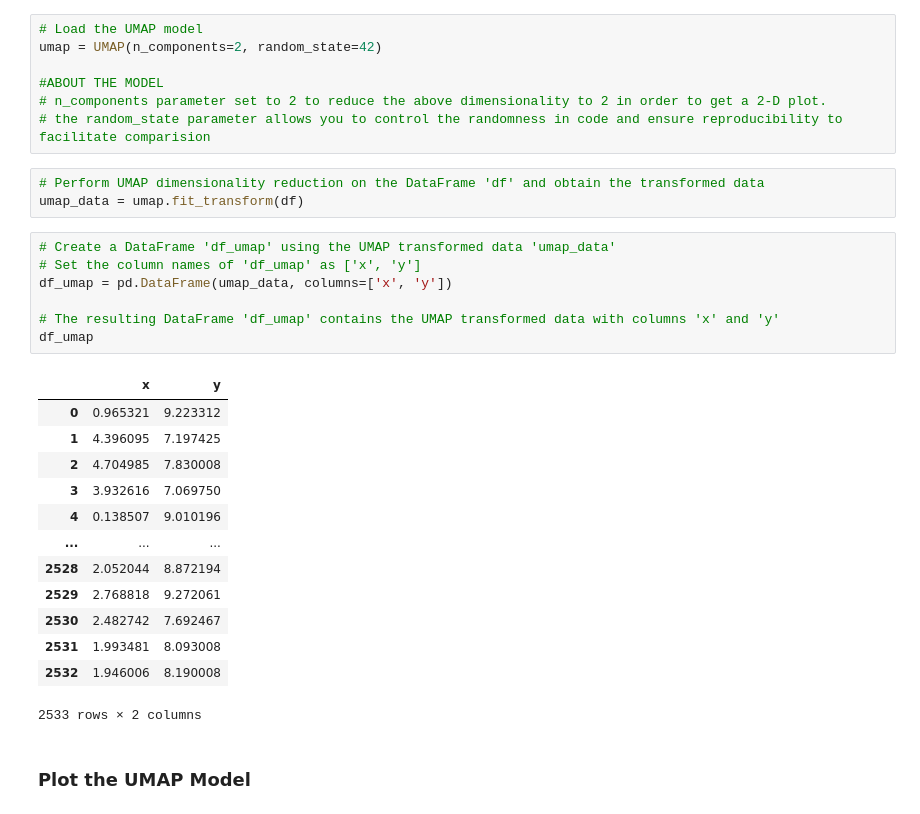
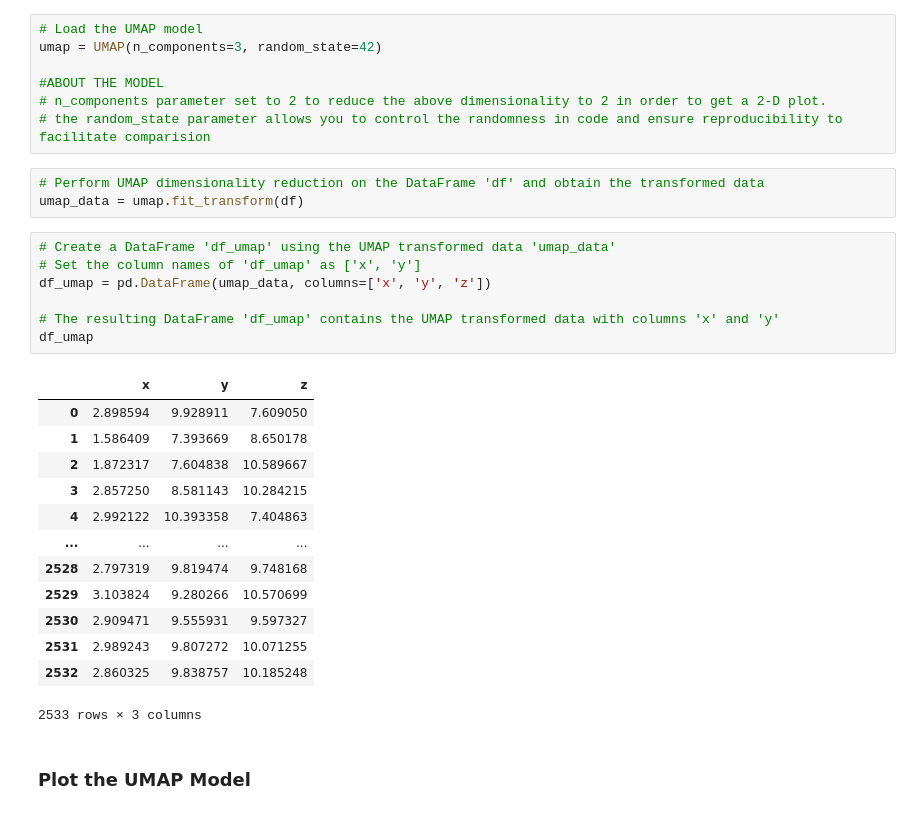
Before and after one commit to ohhlalit/CP, a Jupyter notebook: MS_NM_Meta/5.MS_NM_Clustering.ipynb, the cells around one changed output. Saved outputs shown, nothing was run; the diff lists cells and outputs as text.

```diff
--- a/MS_NM_Meta/5.MS_NM_Clustering.ipynb
+++ b/MS_NM_Meta/5.MS_NM_Clustering.ipynb
@@ -136,7 +136,7 @@ from umap import UMAP
 ### Dimensionality Reduction | UMAPS
 # %%
 # Load the UMAP model
-umap = UMAP(n_components=2, random_state=42)
+umap = UMAP(n_components=3, random_state=42)
 
 #ABOUT THE MODEL
 # n_components parameter set to 2 to reduce the above dimensionality to 2 in order to get a 2-D plot.
@@ -147,24 +147,24 @@ umap_data = umap.fit_transform(df)
 # %%
 # Create a DataFrame 'df_umap' using the UMAP transformed data 'umap_data'
 # Set the column names of 'df_umap' as ['x', 'y']
-df_umap = pd.DataFrame(umap_data, columns=['x', 'y'])
+df_umap = pd.DataFrame(umap_data, columns=['x', 'y', 'z'])
 
 # The resulting DataFrame 'df_umap' contains the UMAP transformed data with columns 'x' and 'y'
 df_umap
 # %% [output]
-|  | x | y |
-| 0 | 0.965321 | 9.223312 |
-| 1 | 4.396095 | 7.197425 |
-| 2 | 4.704985 | 7.830008 |
-| 3 | 3.932616 | 7.069750 |
-| 4 | 0.138507 | 9.010196 |
-| ... | ... | ... |
-| 2528 | 2.052044 | 8.872194 |
-| 2529 | 2.768818 | 9.272061 |
-| 2530 | 2.482742 | 7.692467 |
-| 2531 | 1.993481 | 8.093008 |
-| 2532 | 1.946006 | 8.190008 |
+|  | x | y | z |
+| 0 | 2.898594 | 9.928911 | 7.609050 |
+| 1 | 1.586409 | 7.393669 | 8.650178 |
+| 2 | 1.872317 | 7.604838 | 10.589667 |
+| 3 | 2.857250 | 8.581143 | 10.284215 |
+| 4 | 2.992122 | 10.393358 | 7.404863 |
+| ... | ... | ... | ... |
+| 2528 | 2.797319 | 9.819474 | 9.748168 |
+| 2529 | 3.103824 | 9.280266 | 10.570699 |
+| 2530 | 2.909471 | 9.555931 | 9.597327 |
+| 2531 | 2.989243 | 9.807272 | 10.071255 |
+| 2532 | 2.860325 | 9.838757 | 10.185248 |
-2533 rows × 2 columns
+2533 rows × 3 columns
 # %% [markdown]
 ### Plot the UMAP Model
 # %%
```
Also changed, not shown: parts of 6 cells of this notebook, 1 other file.
